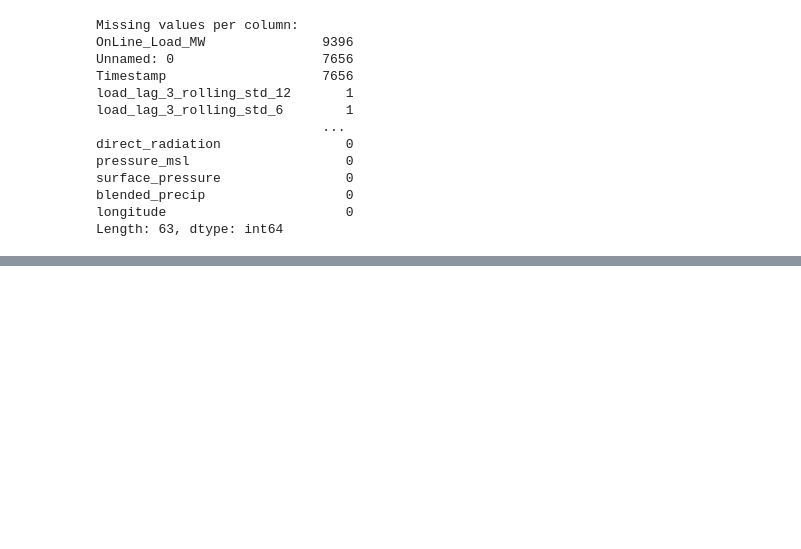
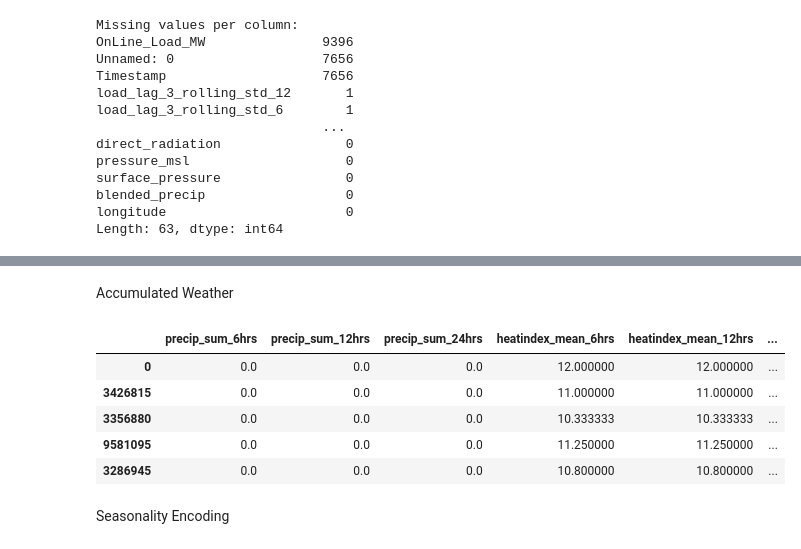
Before and after one commit to LNRobertson/East_River, a Jupyter notebook: notebooks/feature_engineering/feature_engineering.ipynb, the cells around one changed output, grey strips where cells are left out. Cells and saved outputs as stored; diff of their text form; code cells hidden in the pictures; blank space fills up the shorter version.

```diff
--- a/notebooks/feature_engineering/feature_engineering.ipynb
+++ b/notebooks/feature_engineering/feature_engineering.ipynb
@@ -316,0 +294,4 @@ Length: 63, dtype: int64
+# %%
+df['load_diff_1'] = df['Estimated_Online_Load_Control_MW'] - df['Estimated_Online_Load_Control_MW'].shift(1)
+# %%
+df['load_diff_24hr'] = df['Estimated_Online_Load_Control_MW'] - df['Estimated_Online_Load_Control_MW'].shift(48)
@@ -316,0 +343,15 @@ Length: 63, dtype: int64
+# %%
+# Define a threshold above which we consider load control as activated.
+threshold = 0  # Adjust this threshold if necessary
+
+# Mark the time of control event when Load_Control_MW is significantly > threshold
+df['control_event_time'] = df['local_time'].where(df['Load_Control_MW'] > threshold)
+
+# Forward-fill the last control event: this gives, for every row, the most recent control time
+df['last_control_time'] = df['control_event_time'].ffill()
+
+# Compute the time since last control event in minutes
+df['time_since_control_minutes'] = (df['local_time'] - df['last_control_time']).dt.total_seconds() / 60
+
+# Display the results for verification
+df[['local_time', 'Load_Control_MW', 'last_control_time', 'time_since_control_minutes']].head()
@@ -316,0 +399,32 @@ Length: 63, dtype: int64
+# %% [markdown]
+Accumulated Weather
+# %%
+# Define windows for 6, 12, and 24 hours.
+# Note: Data is recorded every 30 minutes, so:
+# 6 hours  -> 12 periods, 12 hours -> 24 periods, 24 hours -> 48 periods.
+window_6hrs = 12
+window_12hrs = 24
+window_24hrs = 48
+
+# Cumulative Precipitation: rolling sum of precipitation over the last 6, 12, and 24 hours.
+df['precip_sum_6hrs'] = df['precip'].rolling(window=window_6hrs, min_periods=1).sum()
+df['precip_sum_12hrs'] = df['precip'].rolling(window=window_12hrs, min_periods=1).sum()
+df['precip_sum_24hrs'] = df['precip'].rolling(window=window_24hrs, min_periods=1).sum()
+
+# Temperature/Humidity Stress: rolling average of heatindex over the last 6, 12, and 24 hours.
+df['heatindex_mean_6hrs'] = df['heatindex'].rolling(window=window_6hrs, min_periods=1).mean()
+df['heatindex_mean_12hrs'] = df['heatindex'].rolling(window=window_12hrs, min_periods=1).mean()
+df['heatindex_mean_24hrs'] = df['heatindex'].rolling(window=window_24hrs, min_periods=1).mean()
+
+# Display a few rows to verify the new features.
+df[['precip_sum_6hrs', 'precip_sum_12hrs', 'precip_sum_24hrs',
+    'heatindex_mean_6hrs', 'heatindex_mean_12hrs', 'heatindex_mean_24hrs']].head()
+# %% [output]
+|  | precip_sum_6hrs | precip_sum_12hrs | precip_sum_24hrs | heatindex_mean_6hrs | heatindex_mean_12hrs | ... |
+| 0 | 0.0 | 0.0 | 0.0 | 12.000000 | 12.000000 | ... |
+| 3426815 | 0.0 | 0.0 | 0.0 | 11.000000 | 11.000000 | ... |
+| 3356880 | 0.0 | 0.0 | 0.0 | 10.333333 | 10.333333 | ... |
+| 9581095 | 0.0 | 0.0 | 0.0 | 11.250000 | 11.250000 | ... |
+| 3286945 | 0.0 | 0.0 | 0.0 | 10.800000 | 10.800000 | ... |
+# %% [markdown]
+Seasonality Encoding
```
Also changed, not shown: parts of 18 cells of this notebook, 1 other file.
